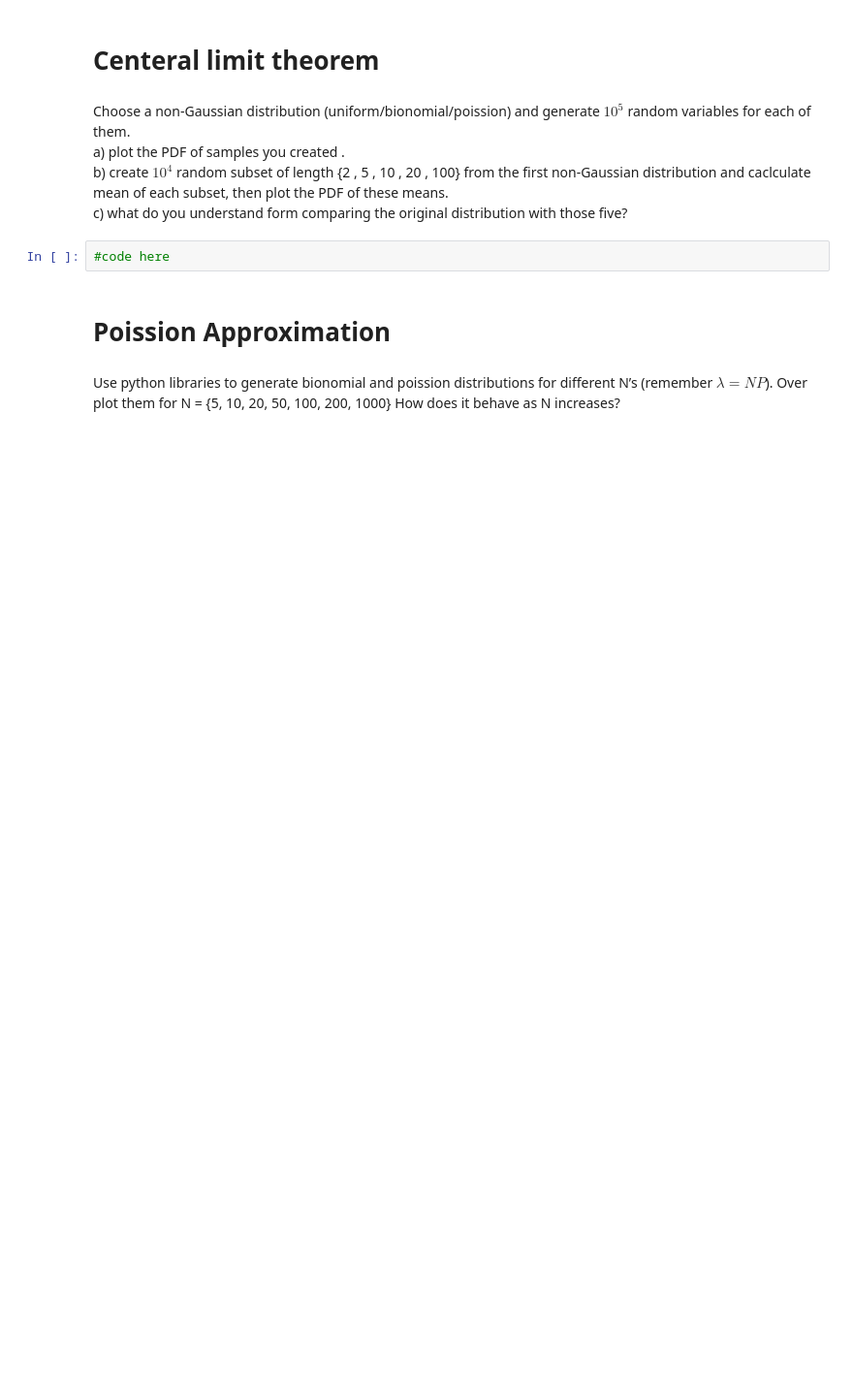
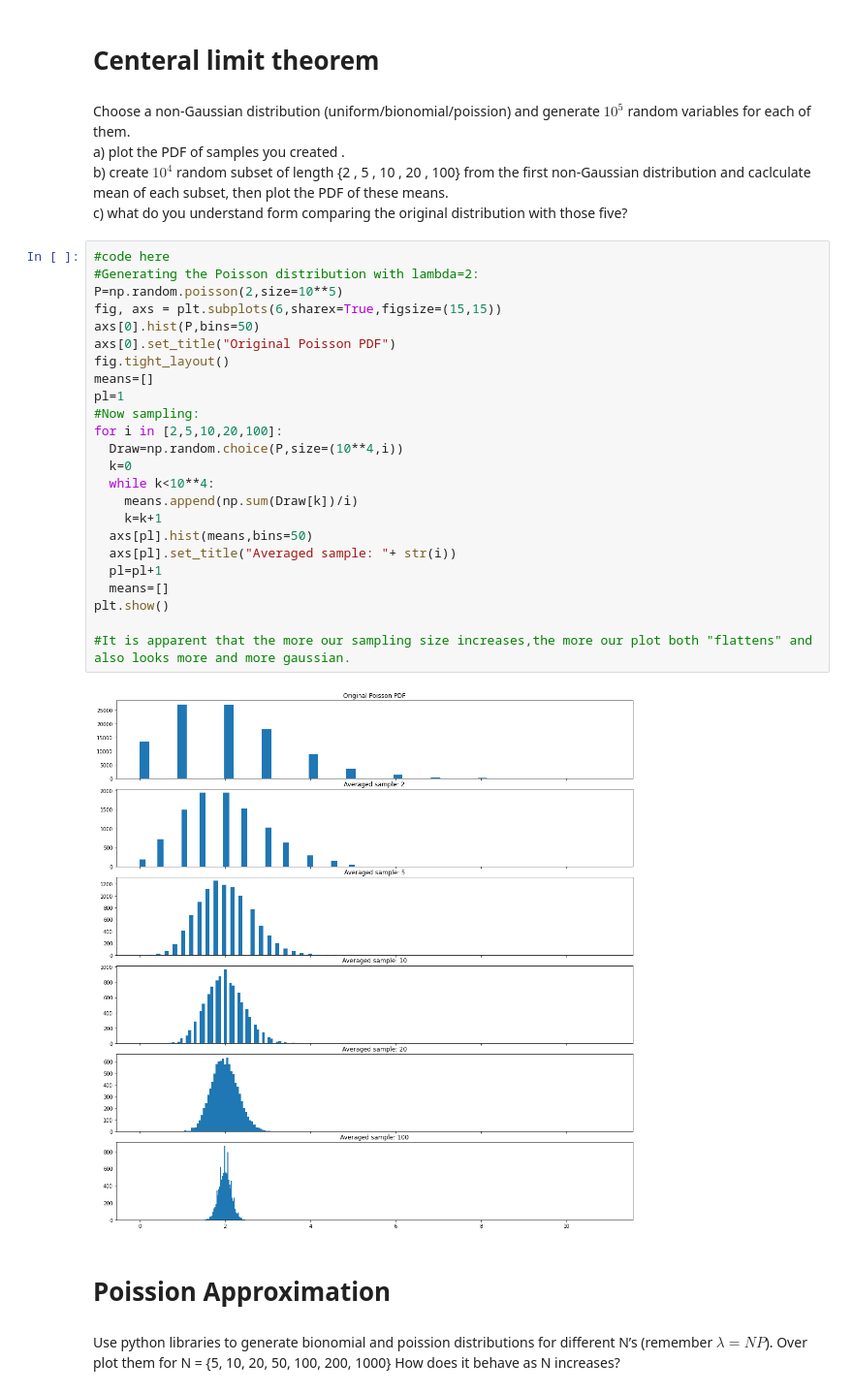
Before and after one commit to SBUDataAnalysis/hw2-Amirreza-A-1377, a Jupyter notebook: Data_Analysis_HW1.ipynb, the cells around one changed output. Shown at 97% size. Cells and saved outputs as stored; diff of their text form; blank space fills up the shorter version.

```diff
--- a/Data_Analysis_HW1.ipynb
+++ b/Data_Analysis_HW1.ipynb
@@ -41,8 +140,32 @@ Choose a non-Gaussian distribution (uniform/bionomial/poission) and generate $10
 a) plot the PDF of samples you created .
 b) create $10^4$ random subset of length {2 , 5 , 10 , 20 , 100} from the first non-Gaussian distribution and caclculate mean of each subset, then plot the PDF of these means.
 c) what do you understand form comparing the original distribution with those five?
-# %%
-#code here
+# %%
+#code here
+#Generating the Poisson distribution with lambda=2:
+P=np.random.poisson(2,size=10**5)
+fig, axs = plt.subplots(6,sharex=True,figsize=(15,15))
+axs[0].hist(P,bins=50)
+axs[0].set_title("Original Poisson PDF")
+fig.tight_layout()
+means=[]
+pl=1
+#Now sampling:
+for i in [2,5,10,20,100]:
+  Draw=np.random.choice(P,size=(10**4,i))
+  k=0
+  while k<10**4:
+    means.append(np.sum(Draw[k])/i)
+    k=k+1
+  axs[pl].hist(means,bins=50)
+  axs[pl].set_title("Averaged sample: "+ str(i))
+  pl=pl+1
+  means=[]
+plt.show()
+
+#It is apparent that the more our sampling size increases,the more our plot both "flattens" and also looks more and more gaussian.
+# %% [output]
+[figure, added]
 # %% [markdown]
 # Poission Approximation
 # %% [markdown]
```
Also changed, not shown: parts of 24 cells of this notebook.
